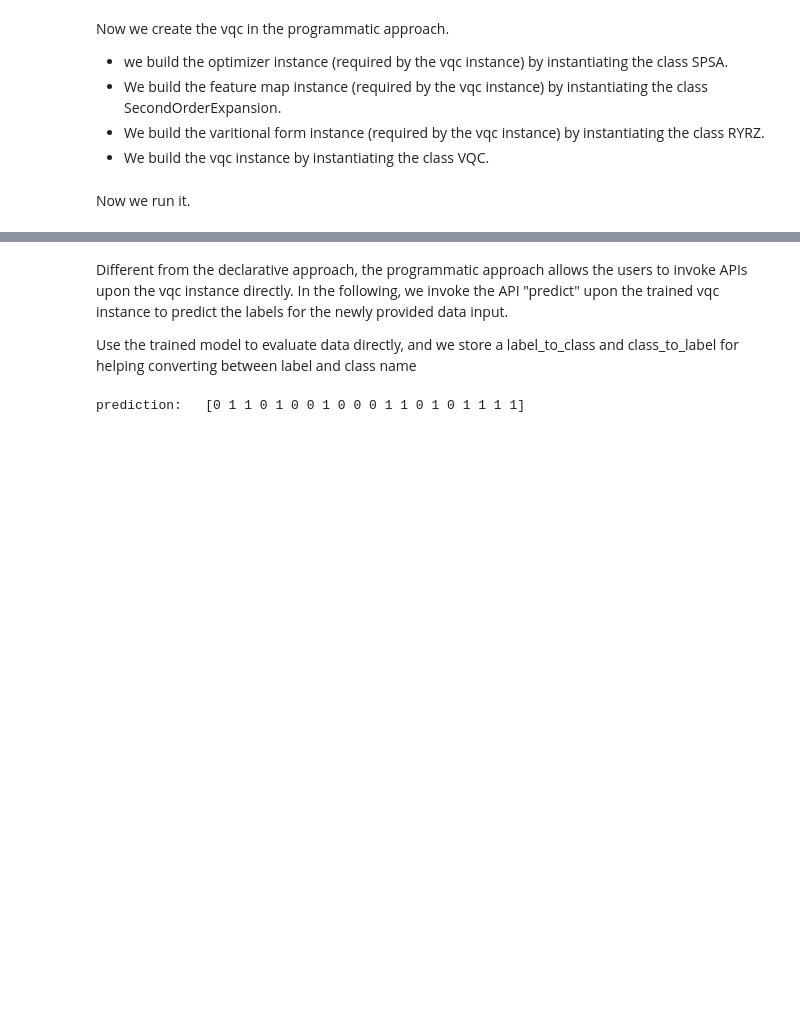
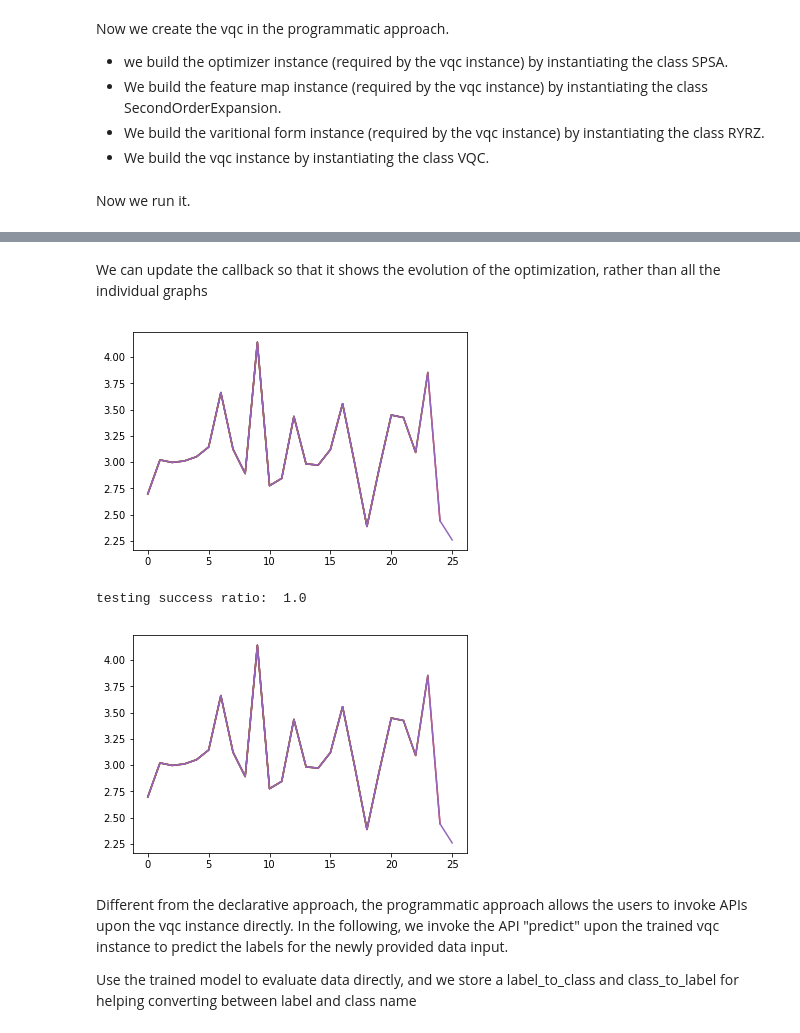
Before and after one commit to JavaFXpert/vqc_play, a Jupyter notebook: vqc_play.ipynb, the cells around one changed output, grey strips where cells are left out. Drawn from its saved outputs; the diff is of its cells as text; code cells hidden in the pictures; blank space fills up the shorter version.

Commit message:
Created a callback that will plot each graph on top of eachother

```diff
--- a/vqc_play.ipynb
+++ b/vqc_play.ipynb
@@ -116,7 +122,14 @@ def cost_update_callback(eval_count, parameters, cost, batch_index):
     costs.append(cost)
     plt.ylabel('Cost')
     plt.plot(np.arange(len(costs)), costs)
-    # plt.show()
+    plt.show()
+
+def cost_update_progressive_callback(eval_count, parameters, cost, batch_index):
+    print(eval_count, cost)
+    costs.append(cost)
+    pl.plot(np.arange(len(costs)), costs)
+    dsp.clear_output(wait=True)
+    display(pl.gcf())
 # %%
 backend = BasicAer.get_backend('qasm_simulator')
 optimizer = SPSA(max_trials=max_trials_wdgt.value, c0=4.0, skip_calibration=True)
@@ -151,3 +158,14 @@ testing success ratio:  0.8
+# %% [markdown]
+We can update the callback so that it shows the evolution of the optimization, rather than all the individual graphs
+# %%
+vqc = VQC(optimizer, feature_map, var_form, training_input, test_input, callback=cost_update_progressive_callback)
+quantum_instance = QuantumInstance(backend, shots=shots, seed=random_seed, seed_transpiler=random_seed)
+result = vqc.run(quantum_instance)
+print("testing success ratio: ", result['testing_accuracy'])
+# %% [output]
+[figure, added]
+testing success ratio:  1.0
+[figure, added]
 # %% [markdown]
 Different from the declarative approach, the programmatic approach allows the users to invoke APIs upon the vqc instance directly. In the following, we invoke the API "predict" upon the trained vqc instance to predict the labels for the newly provided data input.
 
@@ -156,5 +174,3 @@ Use the trained model to evaluate data directly, and we store a label_to_class a
 predicted_probs, predicted_labels = vqc.predict(datapoints[0])
 predicted_classes = map_label_to_class_name(predicted_labels, vqc.label_to_class)
 print("prediction:   {}".format(predicted_labels))
-# %% [output]
-prediction:   [0 1 1 0 1 0 0 1 0 0 0 1 1 0 1 0 1 1 1 1]
```
Also changed, not shown: parts of 6 cells of this notebook.
